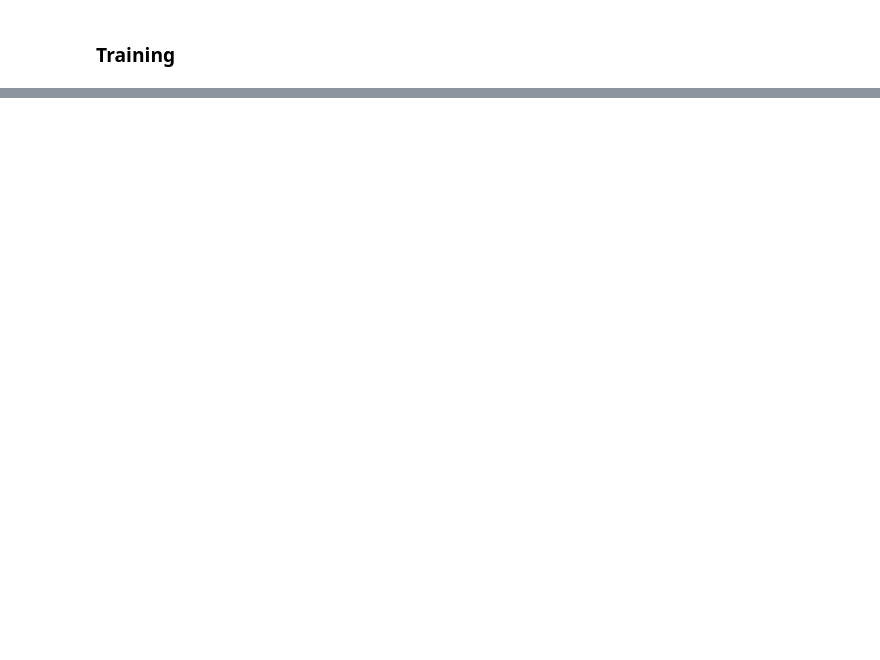
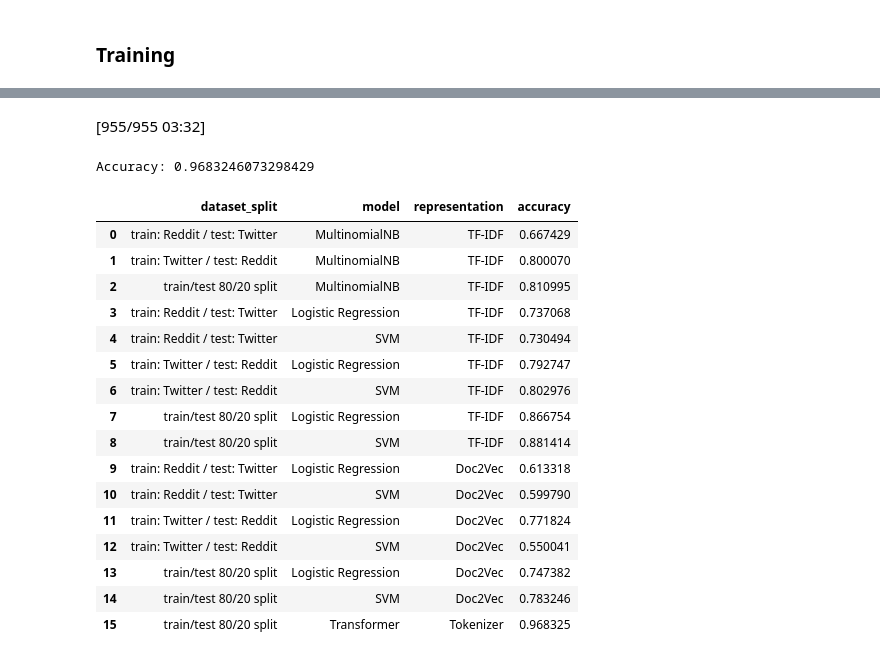
Before and after one commit to oonas21/Social-media-stress-detection, a Jupyter notebook: experiements.ipynb, the cells around one changed output, grey strips where cells are left out. Drawn from its saved outputs; the diff is of its cells as text; code cells hidden in the pictures; blank space fills up the shorter version.

Commit message:
computed csv of accuracies

```diff
--- a/experiements.ipynb
+++ b/experiements.ipynb
@@ -868,14 +875,0 @@ TrainOutput(global_step=3820, training_loss=0.36184345827052733, metrics={'train
-# %%
-eval_result = trainer.evaluate()
-accuracy = eval_result['eval_accuracy']
-print("Accuracy: ", accuracy)
-
-accuracy_df = pd.concat([
-    accuracy_df,
-    pd.DataFrame([{
-        "dataset_split": "train/test 80/20 split",
-        "model": "Transformer",
-        "representation": "Tokenizer",
-        "accuracy": accuracy
-    }])
-], ignore_index=True)
@@ -900,0 +880,48 @@ tokenizer = AutoTokenizer.from_pretrained("Transformer")
+# %%
+model = AutoModelForSequenceClassification.from_pretrained("Transformer_backup")
+tokenizer = AutoTokenizer.from_pretrained("Transformer_backup")
+
+new_trainer = Trainer(
+    model=model,
+    args=training_args,
+    eval_dataset=test_ds,
+    processing_class=tokenizer,
+    data_collator=data_collator,
+    compute_metrics=compute_metrics,
+)
+# %%
+eval_result = new_trainer.evaluate()
+print("Accuracy:", eval_result["eval_accuracy"])
+# %% [output]
+[955/955 03:32]
+Accuracy: 0.9683246073298429
+# %%
+accuracy_df = pd.concat([
+    accuracy_df,
+    pd.DataFrame([{
+        "dataset_split": "train/test 80/20 split",
+        "model": "Transformer",
+        "representation": "Tokenizer",
+        "accuracy": eval_result["eval_accuracy"]
+    }])
+], ignore_index=True)
+# %%
+accuracy_df
+# %% [output]
+|  | dataset_split | model | representation | accuracy |
+| 0 | train: Reddit / test: Twitter | MultinomialNB | TF-IDF | 0.667429 |
+| 1 | train: Twitter / test: Reddit | MultinomialNB | TF-IDF | 0.800070 |
+| 2 | train/test 80/20 split | MultinomialNB | TF-IDF | 0.810995 |
+| 3 | train: Reddit / test: Twitter | Logistic Regression | TF-IDF | 0.737068 |
+| 4 | train: Reddit / test: Twitter | SVM | TF-IDF | 0.730494 |
+| 5 | train: Twitter / test: Reddit | Logistic Regression | TF-IDF | 0.792747 |
+| 6 | train: Twitter / test: Reddit | SVM | TF-IDF | 0.802976 |
+| 7 | train/test 80/20 split | Logistic Regression | TF-IDF | 0.866754 |
+| 8 | train/test 80/20 split | SVM | TF-IDF | 0.881414 |
+| 9 | train: Reddit / test: Twitter | Logistic Regression | Doc2Vec | 0.613318 |
+| 10 | train: Reddit / test: Twitter | SVM | Doc2Vec | 0.599790 |
+| 11 | train: Twitter / test: Reddit | Logistic Regression | Doc2Vec | 0.771824 |
+| 12 | train: Twitter / test: Reddit | SVM | Doc2Vec | 0.550041 |
+| 13 | train/test 80/20 split | Logistic Regression | Doc2Vec | 0.747382 |
+| 14 | train/test 80/20 split | SVM | Doc2Vec | 0.783246 |
+| 15 | train/test 80/20 split | Transformer | Tokenizer | 0.968325 |
```
Also changed, not shown: parts of 28 cells of this notebook, 3 other files.
